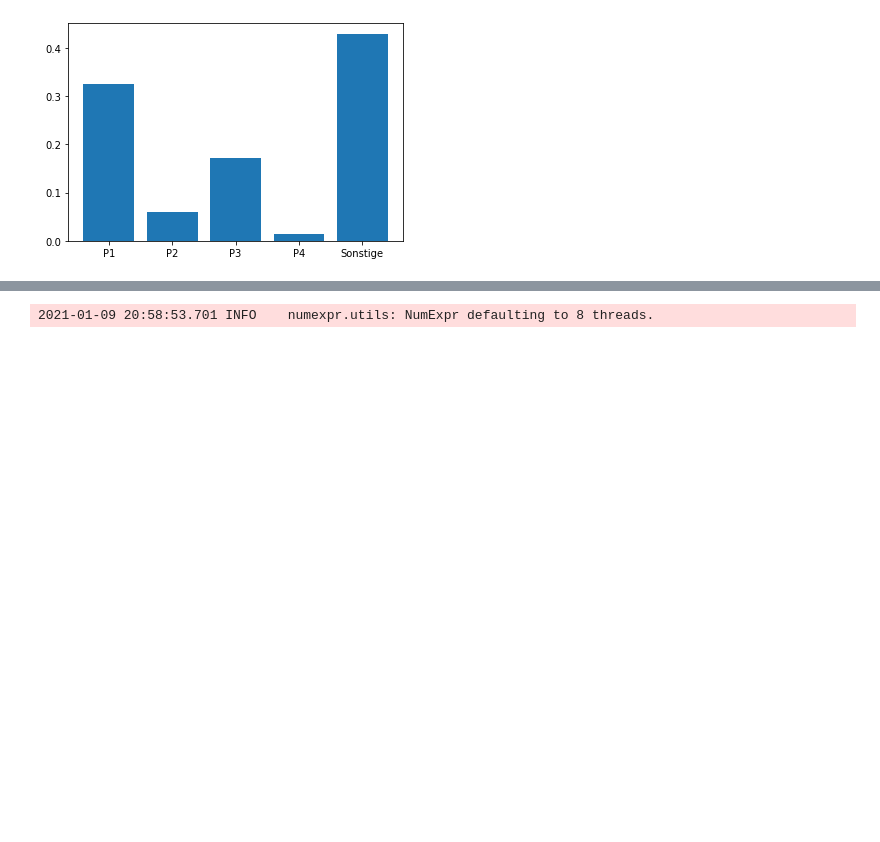
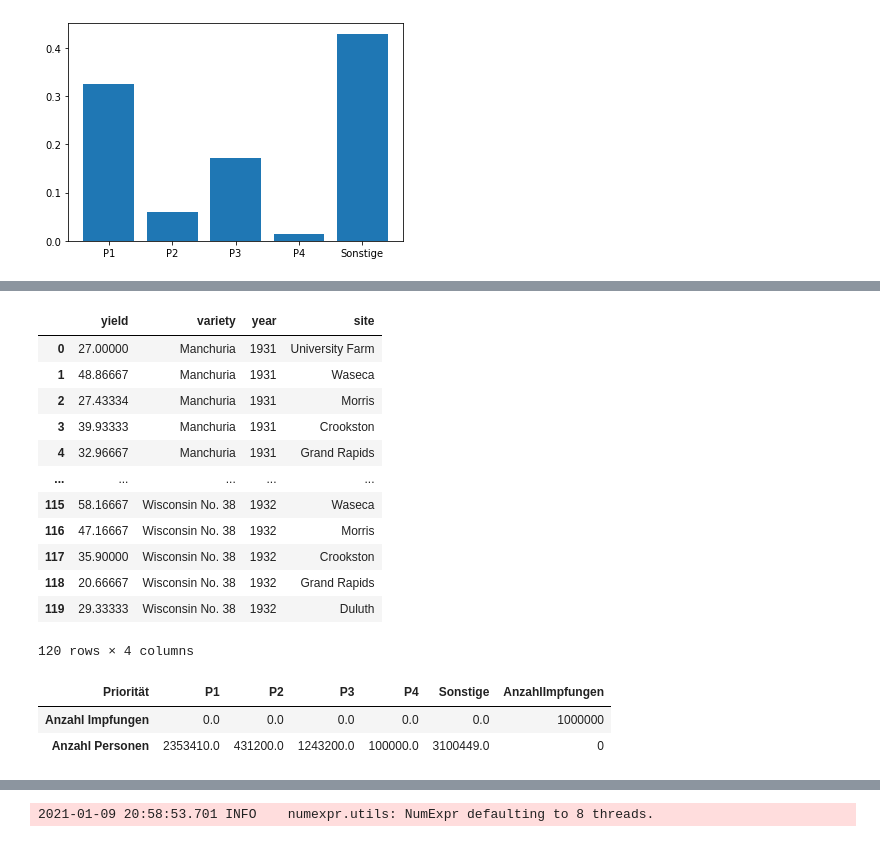
Before and after one commit to Kim-Morgaine/-petproject_impfcounter, a Jupyter notebook: vis_exploration.ipynb, the cells around one changed output, grey strips where cells are left out. Cells and saved outputs as stored; diff of their text form; code cells hidden in the pictures; blank space fills up the shorter version.

```diff
--- a/vis_exploration.ipynb
+++ b/vis_exploration.ipynb
@@ -77,0 +92,11 @@ d
+# %%
+import altair as alt
+from vega_datasets import data
+
+source = data.barley()
+
+alt.Chart(source).mark_bar().encode(
+    x='sum(yield)',
+    y='variety',
+    color='site'
+)
@@ -77,0 +115,22 @@ d
+# %%
+source
+# %% [output]
+|  | yield | variety | year | site |
+| 0 | 27.00000 | Manchuria | 1931 | University Farm |
+| 1 | 48.86667 | Manchuria | 1931 | Waseca |
+| 2 | 27.43334 | Manchuria | 1931 | Morris |
+| 3 | 39.93333 | Manchuria | 1931 | Crookston |
+| 4 | 32.96667 | Manchuria | 1931 | Grand Rapids |
+| ... | ... | ... | ... | ... |
+| 115 | 58.16667 | Wisconsin No. 38 | 1932 | Waseca |
+| 116 | 47.16667 | Wisconsin No. 38 | 1932 | Morris |
+| 117 | 35.90000 | Wisconsin No. 38 | 1932 | Crookston |
+| 118 | 20.66667 | Wisconsin No. 38 | 1932 | Grand Rapids |
+| 119 | 29.33333 | Wisconsin No. 38 | 1932 | Duluth |
+120 rows × 4 columns
+# %%
+impf_plt
+# %% [output]
+| Priorität | P1 | P2 | P3 | P4 | Sonstige | AnzahlImpfungen |
+| Anzahl Impfungen | 0.0 | 0.0 | 0.0 | 0.0 | 0.0 | 1000000 |
+| Anzahl Personen | 2353410.0 | 431200.0 | 1243200.0 | 100000.0 | 3100449.0 | 0 |
```
Also changed, not shown: parts of 19 cells of this notebook, 3 other files.
